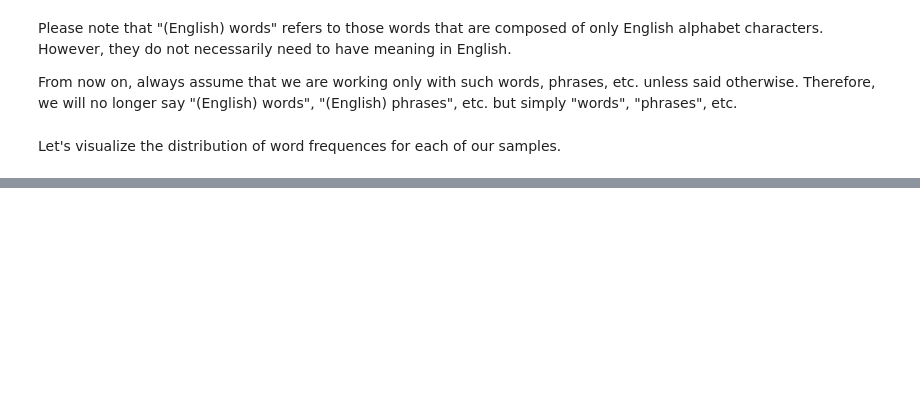
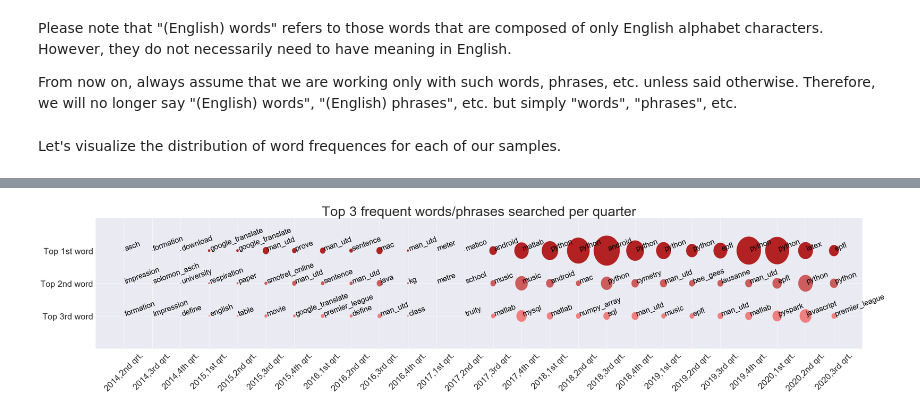
Before and after one commit to Davit98/GT-Data-Analysis, a Jupyter notebook: Main.ipynb, the cells around one changed output, grey strips where cells are left out. Drawn from its saved outputs; the diff is of its cells as text; code cells hidden in the pictures; blank space fills up the shorter version.

```diff
--- a/Main.ipynb
+++ b/Main.ipynb
@@ -255,0 +296,6 @@ from data_processing import add_bigrams
+# %%
+sample4 = processed_data_bigrams[4]
+# %%
+top_words = defaultdict(list)
+years = sorted(data[4].year.unique())
+years
@@ -255,0 +304,14 @@ from data_processing import add_bigrams
+# %%
+for y in years:
+    qrt = get_year_quarters(y)
+
+    for i in range(0,4):
+        key = qrt[i][0].strftime('%d-%m-%Y')
+        indices = sorted(data[4][(qrt[i][0]<=data[4].date) & (data[4].date<qrt[i][1])].index)
+
+        words = [w for e in indices for w in sample4[e]]
+
+        if len(words)>0:
+            c = Counter(words)
+            c_sort = {k: v for k, v in sorted(c.items(), key=lambda item: -item[1])}
+            top_words[key] = list(c_sort.items())[:3]
@@ -255,0 +338,24 @@ from data_processing import add_bigrams
+# %%
+xaxis = list(top_words.keys())
+xaxis_ticks = [get_human_readable_quarter_name(e) for e in xaxis]
+# %%
+figure, ax = plt.subplots(figsize=(40,7))
+
+ax.set_xlim((0,len(xaxis)+1))
+ax.set_ylim((0,4))
+
+colors = ['lightcoral','indianred','firebrick']
+
+for i, e in enumerate(top_words.values()):
+    j = 3
+    for w in e:
+        circle = plt.Circle((i+1,j),w[1]/(2.2*219),color=colors[j-1])
+        ax.add_artist(circle)
+        ax.text(i + 1, j, w[0], fontsize=22,  color='black',rotation='20')
+        j-=1
+
+plt.title('Top 3 frequent words/phrases searched per quarter',fontsize=40)
+plt.xticks(list(range(1,len(xaxis_ticks)+1)),xaxis_ticks,rotation='45',fontsize=25);
+plt.yticks([1,2,3],['Top 3rd word', 'Top 2nd word', 'Top 1st word'],fontsize=25);
+# %% [output]
+[figure, added]
```
Also changed, not shown: parts of 14 cells of this notebook, 3 other files.
